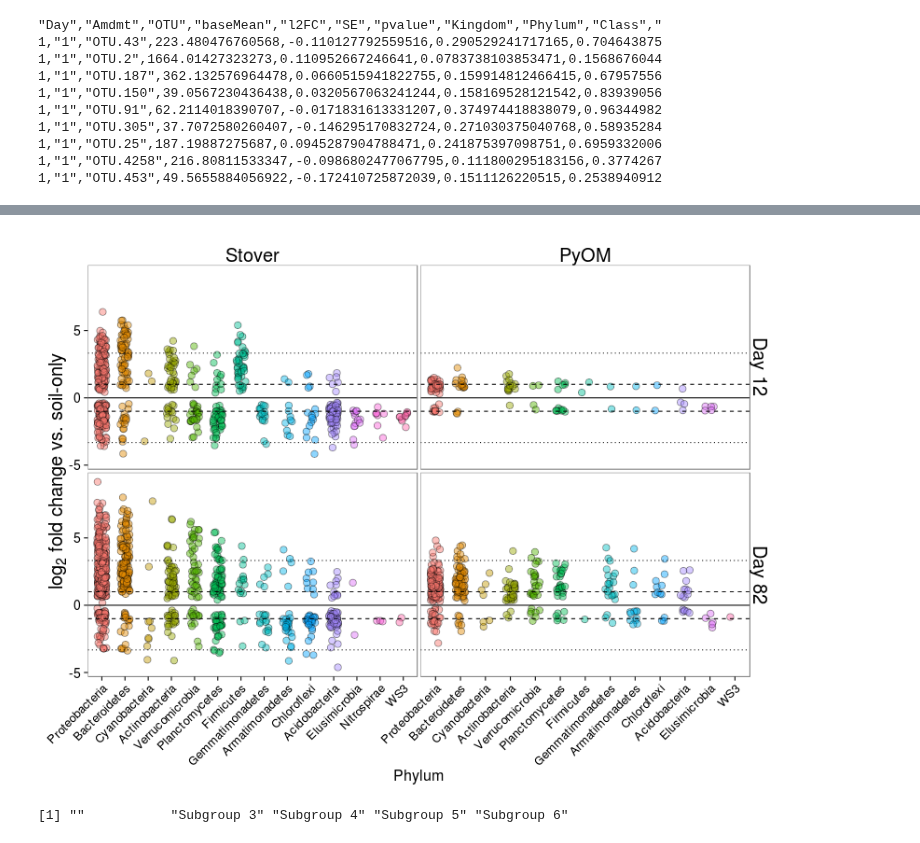
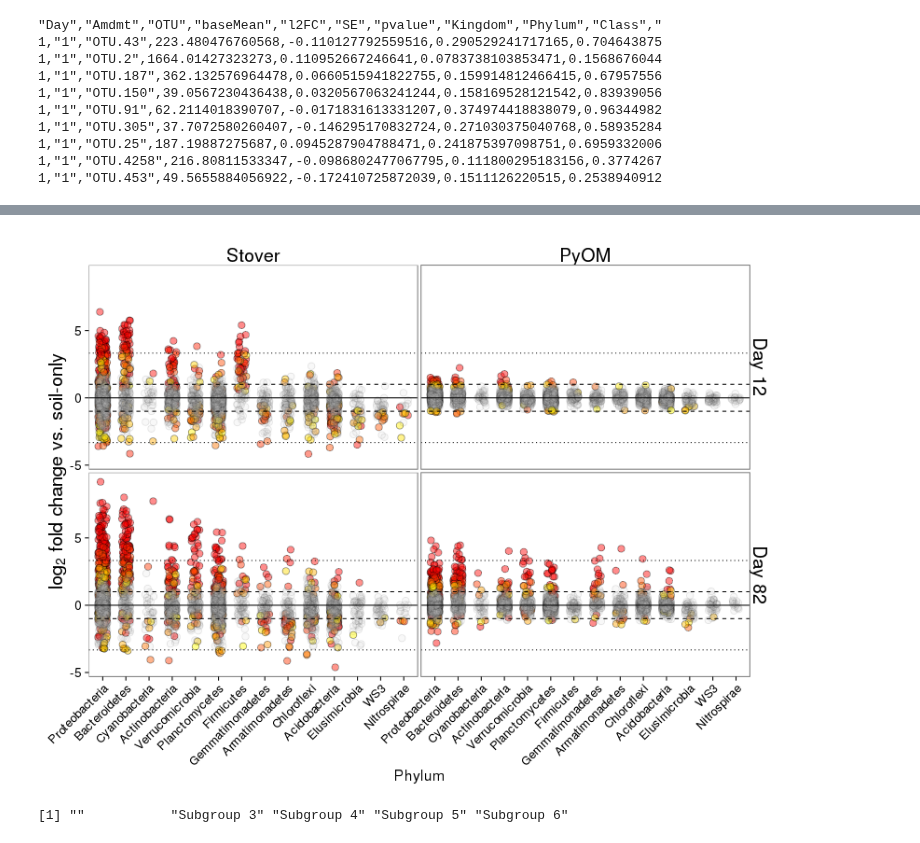
Before and after one commit to TheaWhitman/PyOM, a Jupyter notebook: manuscript_figures/Differential_Abundance_Table.ipynb, the cells around one changed output, grey strips where cells are left out. Cells and saved outputs as stored; diff of their text form; code cells hidden in the pictures.

Commit message:
Making Chuck's suggested figure mods

```diff
--- a/manuscript_figures/Differential_Abundance_Table.ipynb
+++ b/manuscript_figures/Differential_Abundance_Table.ipynb
@@ -175,7 +204,7 @@ POrder
 d = read.csv("../data/l2fc.csv")
 
 d = d %>%
-    filter(padj<=0.1)
+    mutate(pfilter = ifelse(padj<=0.1,padj,NA))
 
 d$Phylum = substr(as.character(d$Phylum),0,nchar(as.character(d$Phylum)))
 # makes the Phylum column of our d table a character.
@@ -191,7 +220,7 @@ levels(d$Phylum)[levels(d$Phylum) == ""] <- "Unclassified"
 levels(d$Phylum)[levels(d$Phylum) == "NA"] <- "Unclassified"
 # Fixes two phylum labelling issues
 
-N=7
+N=60
 Phyla = levels(d$Phylum)
 
 NPhylum <- function (x){
@@ -230,14 +259,16 @@ d$x = as.numeric(d$Phylum)
 d$x[is.na(d$x)] = M
 d$x.jitter = d$x + runif(length(d$x), -1, 1) * 0.25
 
-p = ggplot(d, aes(x = Phylum, y = l2FC, fill = Phylum))
+d$Palpha = ifelse(is.na(d$pfilter)==TRUE,0,1)
+
+p = ggplot(d, aes(x = Phylum, y = l2FC, fill = pfilter, alpha = Palpha))
 # establishing our plot is based on the data table d, with our x being the phylum, and the y being log2fold change,
 # and the colour being based on our "yes" or "no" column in the d data table.
 
 p = p + facet_grid(~DayName~AmdmtName, scales="free_x")
 # saying we want it to present the data separately for our two variables (trtmt and month), in 2 columns
 
-p = p + geom_point(shape = 21, size = 3.5, alpha=0.45, position = position_jitter(w = 0.20))
+p = p + geom_point(shape = 21, size = 3.5,  position = position_jitter(w = 0.20))
 # sets the points size and shape, and offsets them slightly (jitter) so they're not right on top of each other
 
 p = p + geom_hline(y = 1, linetype=2)
@@ -250,34 +281,35 @@ p = p + geom_hline(y = 0.0, linetype=1)
 p = p + theme_bw()
 # sets a theme
 
 p = p + theme(strip.text.x = element_text(size = 20),
               strip.text.y = element_text(size = 20),
               axis.text.x = element_text(size = 13, angle = 45, hjust = 1, vjust = 1),
               axis.title.x = element_text(size = 16),
               axis.text.y = element_text(size=14),
               axis.title.y = element_text(size = 20),
               legend.title = element_text(size=20),
               legend.text = element_text(size = 14),
               #legend.position = "none",
               strip.background = element_blank())
 # sets a bunch of visual paramters for the legend (none) and other text
 
 p = p + labs(x = "Phylum")
 # sets the label for the x axis. I think they didn't get the different colours.
 
 p = p + labs(y = expression(paste("", log[2]," fold change vs. soil-only",sep="")))
 # sets the label for the y axes.
 
-p = p + scale_fill_discrete(guide="none")
+p = p + scale_fill_gradient(low = "red", high = "yellow", na.value = "grey", guide = "none")
+p = p + scale_alpha_continuous(range = c(0.1, 0.45), guide = "none")
 
 p = p + theme(panel.grid.major = element_blank(), panel.grid.minor = element_blank())
 # Gets rid of the default gridlines
 
 
 # Would be cool to colour this by relative abundance in soil to begin with.. what drives patterns more?
 
 p
 # %% [output]
-[figure, old version]
+[figure, new version]
 # %%
 %%R
```
Also changed, not shown: parts of 4 cells of this notebook, 7 other files.
